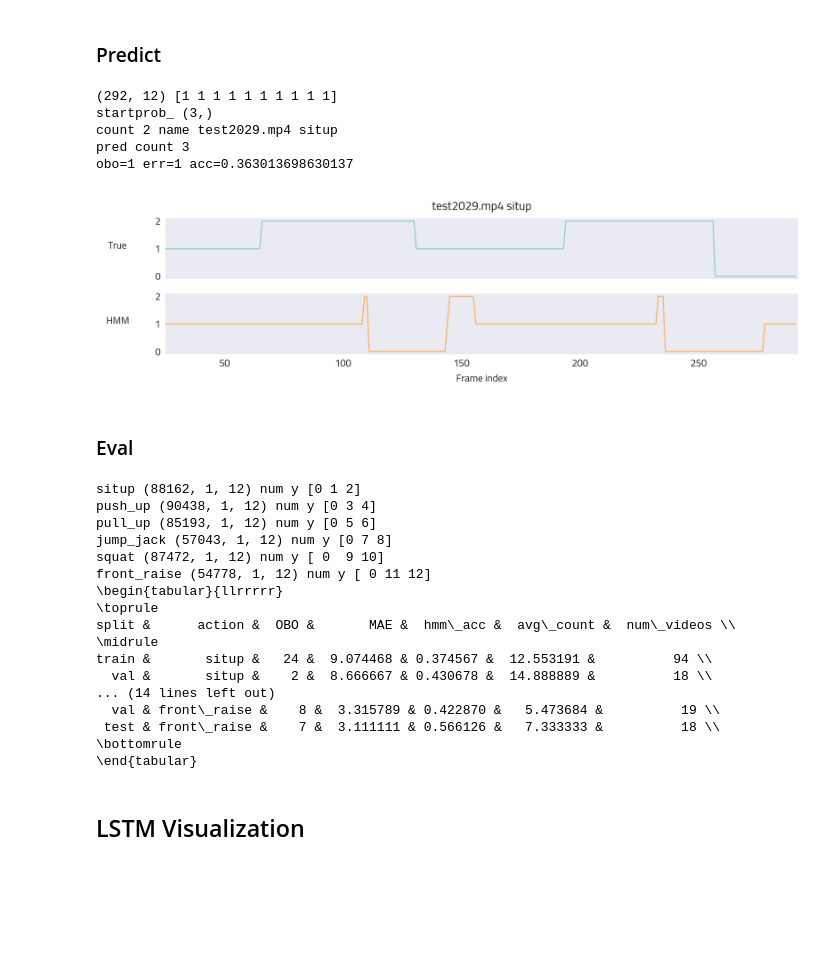
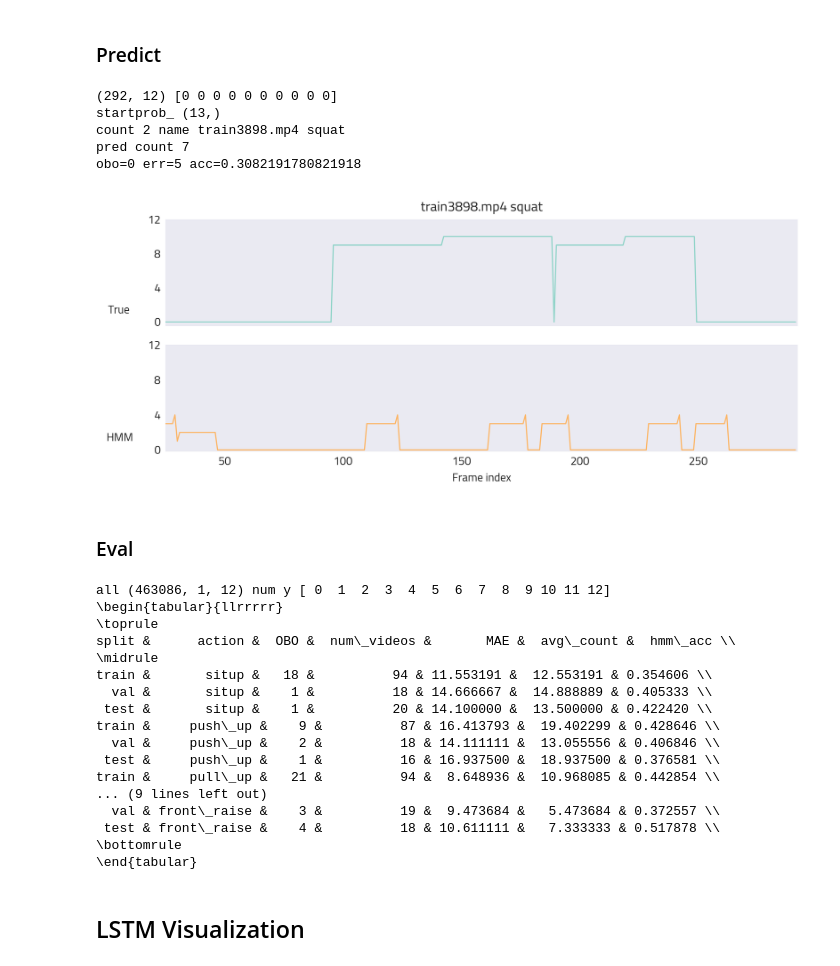
Before and after one commit to iucario/WorkoutDetector, a Jupyter notebook: notebooks/hmm.ipynb, the cells around one changed output. Saved outputs shown, nothing was run; the diff lists cells and outputs as text; code cells hidden in the pictures; blank space fills up the shorter version.

```diff
--- a/notebooks/hmm.ipynb
+++ b/notebooks/hmm.ipynb
@@ -96,7 +96,8 @@ def train(action):
     # softmax_x = F.softmax(torch.from_numpy(feat_ds.x), dim=1).numpy()
     transmat, pi, means, cov = feat_ds.hmm_stats(feat_ds.x, feat_ds.y)
     # print(transmat, pi, means, cov)
-    model = hmm.GaussianHMM(n_components=3, n_iter=300, covariance_type='diag')
+    n_states = len(np.unique(feat_ds.y))
+    model = hmm.GaussianHMM(n_components=n_states, n_iter=300, covariance_type='diag')
     model.transmat_ = transmat
     model.startprob_ = pi.T
     model.means_ = means
@@ -107,7 +108,7 @@ def train(action):
 
 
 def hmm_infer(model, x, gt_reps, class_idx):
-    gt_labels = reps_to_label(gt_reps, len(x), class_idx=0) # set to 0 for 3 states
+    gt_labels = reps_to_label(gt_reps, len(x), class_idx=class_idx) # set to 0 for 3 states
     y = model.predict(x)
     acc = (y == gt_labels[:len(y)]).sum() / len(gt_labels)
     gt_count = len(gt_reps) // 2
@@ -116,6 +117,6 @@ def hmm_infer(model, x, gt_reps, class_idx):
     obo = 1 if (diff <= 1) else 0
     return obo, diff, acc,  reps
 
-action = 'situp'
+action = 'all'
 model = train(action)
 # %% [output]
@@ -125,43 +126,44 @@ situp (88162, 1, 12) num y [0 1 2]
 # %%
 val_data = list(helper.get_rep_data(['val'], [action]).values())
 item = random.choice(val_data)
 
 val_x = []
 js = json.load(open(osj(json_dir, template.format(item.video_name))))
 for i,v in js['scores'].items():
     val_x.append(np.array(list(v.values())))
 val_x = np.array(val_x)
-val_y = np.array(reps_to_label(item.reps, item.total_frames, class_idx=0))
+class_idx = CLASSES.index(item.class_)
+val_y = np.array(reps_to_label(item.reps, item.total_frames, class_idx=class_idx))
 print(val_x.shape, val_y[:10])
 print('startprob_', model.startprob_.shape)
 pred = model.predict(val_x)
 print('count', len(js['ground_truth'])//2, 'name', item.video_name, item.class_)
 
 obo, err, acc, reps = hmm_infer(model, val_x, item.reps, 0)
 print('pred count', len(reps) // 2)
 print(f'obo={obo} err={err} acc={acc}')
 
-fig, ax = plt.subplots(2, 1, figsize=(7,2), dpi=400)
+fig, ax = plt.subplots(2, 1, figsize=(7,3), dpi=400)
 ax[0].plot(val_y, 'C0', label='true')
 ax[1].plot(pred, 'C5', label='HMM')
-ax[0].set_yticks(range(3))
+ax[0].set_yticks(range(0, 13, 4))
 ax[0].set_xticks([])
-ax[1].set_yticks(range(3))
+ax[1].set_yticks(range(0, 13, 4))
 ax[0].set_xlim(len(val_y)//12, len(val_y))
 ax[1].set_xlim(len(val_y)//12, len(pred))
 ax[0].text(0, 1 ,'True')
 ax[1].text(0, 1 ,'HMM')
 ax[0].set_title(f'{item.video_name} {item.class_}')
 ax[1].set_xlabel('Frame index')
 plt.tight_layout()
 plt.show()
 # %% [output]
-(292, 12) [1 1 1 1 1 1 1 1 1 1]
-startprob_ (3,)
-count 2 name test2029.mp4 situp
-pred count 3
-obo=1 err=1 acc=0.363013698630137
+(292, 12) [0 0 0 0 0 0 0 0 0 0]
+startprob_ (13,)
+count 2 name train3898.mp4 squat
+pred count 7
+obo=0 err=5 acc=0.3082191780821918
-[figure, old version]
+[figure, new version]
 # %% [markdown]
 ### Eval
 # %%
@@ -184,34 +186,36 @@ def eval_subset(model, split, action):
 
     err_rate = total_err / len(test_data)
     acc_rate = total_acc / len(test_data)
-    return dict(split=split, action=action, OBO=total_obo, MAE=err_rate,
-        hmm_acc=acc_rate, avg_count=gt_total_count/len(test_data), num_videos=len(test_data))
+    return dict(split=split, action=action,
+        OBO=total_obo, num_videos=len(test_data),
+        MAE=err_rate, avg_count=gt_total_count/len(test_data), hmm_acc=acc_rate)
 
 result = []
+model_all = train('all')
 for action in CLASSES:
-    model = train(action)
+    # model = train(action)
     for split in ['train', 'val', 'test']:
-        result.append(eval_subset(model, split, action))
+        result.append(eval_subset(model_all, split, action))
 
 df = pd.DataFrame(result)
 df.to_csv('hmm_result.csv')
 print(df.to_latex(index=False))
 # %% [output]
-situp (88162, 1, 12) num y [0 1 2]
-push_up (90438, 1, 12) num y [0 3 4]
-pull_up (85193, 1, 12) num y [0 5 6]
-jump_jack (57043, 1, 12) num y [0 7 8]
-squat (87472, 1, 12) num y [ 0  9 10]
-front_raise (54778, 1, 12) num y [ 0 11 12]
+all (463086, 1, 12) num y [ 0  1  2  3  4  5  6  7  8  9 10 11 12]
 \begin{tabular}{llrrrrr}
 \toprule
-split &      action &  OBO &       MAE &  hmm\_acc &  avg\_count &  num\_videos \\
+split &      action &  OBO &  num\_videos &       MAE &  avg\_count &  hmm\_acc \\
 \midrule
-train &       situp &   24 &  9.074468 & 0.374567 &  12.553191 &          94 \\
-  val &       situp &    2 &  8.666667 & 0.430678 &  14.888889 &          18 \\
-... (14 lines left out)
-  val & front\_raise &    8 &  3.315789 & 0.422870 &   5.473684 &          19 \\
- test & front\_raise &    7 &  3.111111 & 0.566126 &   7.333333 &          18 \\
+train &       situp &   18 &          94 & 11.553191 &  12.553191 & 0.354606 \\
+  val &       situp &    1 &          18 & 14.666667 &  14.888889 & 0.405333 \\
+ test &       situp &    1 &          20 & 14.100000 &  13.500000 & 0.422420 \\
+train &     push\_up &    9 &          87 & 16.413793 &  19.402299 & 0.428646 \\
+  val &     push\_up &    2 &          18 & 14.111111 &  13.055556 & 0.406846 \\
+ test &     push\_up &    1 &          16 & 16.937500 &  18.937500 & 0.376581 \\
+train &     pull\_up &   21 &          94 &  8.648936 &  10.968085 & 0.442854 \\
+... (9 lines left out)
+  val & front\_raise &    3 &          19 &  9.473684 &   5.473684 & 0.372557 \\
+ test & front\_raise &    4 &          18 & 10.611111 &   7.333333 & 0.517878 \\
 \bottomrule
 \end{tabular}
 # %% [markdown]
```
Also changed, not shown: parts of 9 cells of this notebook, 5 other files.
